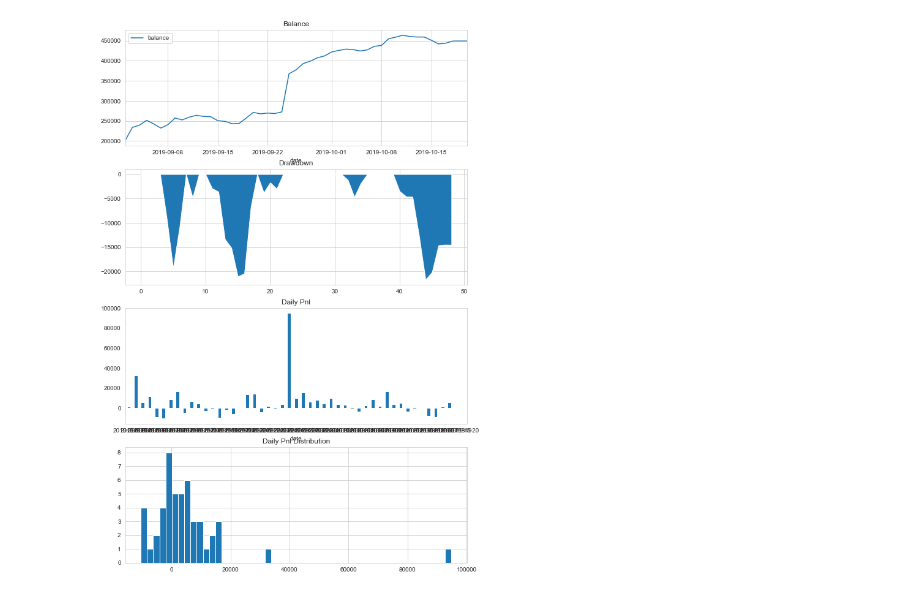
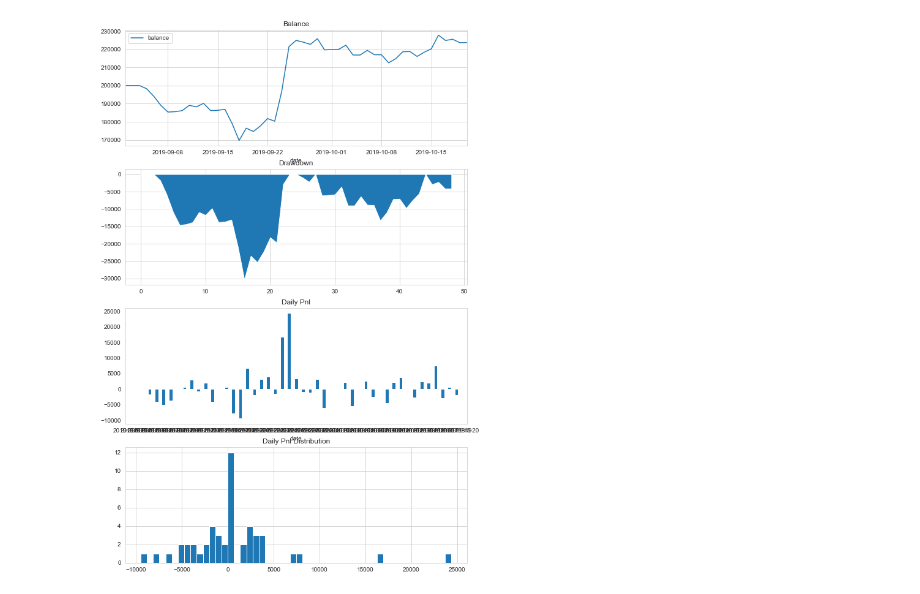
Before and after one commit to holmescn/vnpy, a Jupyter notebook: examples/cta_backtesting/backtesting_opt.ipynb, the cells around one changed output. Cells and saved outputs as stored; diff of their text form; code cells hidden in the pictures.

```diff
--- a/examples/cta_backtesting/backtesting_opt.ipynb
+++ b/examples/cta_backtesting/backtesting_opt.ipynb
@@ -7,7 +7,7 @@ from datetime import datetime
 #%%
 engine = BacktestingEngine()
 engine.set_parameters(
-    vt_symbol="BTCUSDT.OKEX",
+    vt_symbol="LTCUSDT.OKEX",
     interval="1m",
     start=datetime(2019, 9, 1),
     end=datetime(2019, 10, 20),
@@ -18,11 +18,9 @@ engine.set_parameters(
     capital=200_000,
 )
 
-KingKeltnerStrategy.kk_length = 9
-KingKeltnerStrategy.kk_dev = 0.1
-KingKeltnerStrategy.trailing_percent = 0.2
-
-engine.add_strategy(KingKeltnerStrategy, {})
+DualThrustStrategy.k1 = 3.0
+DualThrustStrategy.k2 = 0.6
+engine.add_strategy(DualThrustStrategy, {})
 
 #%%
 engine.load_data()
@@ -51,4 +49,4 @@ engine.show_chart()
-[figure, old version]
+[figure, new version]
 # %%
 setting = OptimizationSetting()
 setting.set_target("total_return")
```
Also changed, not shown: parts of 3 cells of this notebook, 1 other file.
